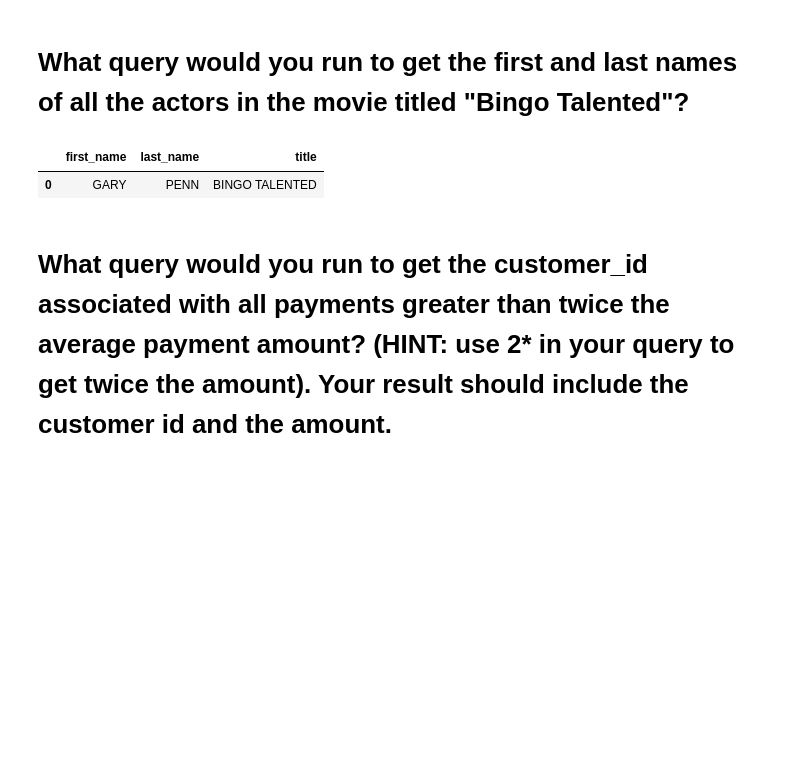
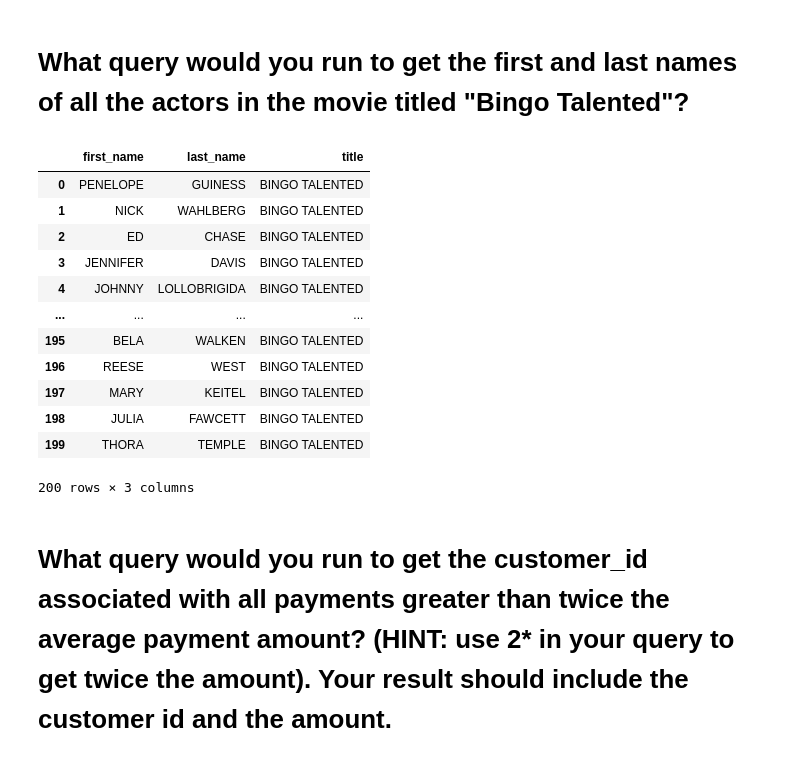
Before and after one commit to aliceechen1206/Queries-Sakila, a Jupyter notebook: Queries Sakila.ipynb, the cells around one changed output. Saved outputs shown, nothing was run; the diff lists cells and outputs as text; code cells hidden in the pictures; blank space fills up the shorter version.

```diff
--- a/Queries Sakila.ipynb
+++ b/Queries Sakila.ipynb
@@ -152,14 +179,25 @@ pd.read_sql(q, engine)
 # %%
 p = """
 SELECT actor.first_name, actor.last_name, film.title
 FROM actor
-JOIN film ON actor.actor_id = film.film_id
+JOIN film
 WHERE film.title = 'Bingo Talented';
 """
 pd.read_sql(p, engine)
 # %% [output]
 |  | first_name | last_name | title |
-| 0 | GARY | PENN | BINGO TALENTED |
+| 0 | PENELOPE | GUINESS | BINGO TALENTED |
+| 1 | NICK | WAHLBERG | BINGO TALENTED |
+| 2 | ED | CHASE | BINGO TALENTED |
+| 3 | JENNIFER | DAVIS | BINGO TALENTED |
+| 4 | JOHNNY | LOLLOBRIGIDA | BINGO TALENTED |
+| ... | ... | ... | ... |
+| 195 | BELA | WALKEN | BINGO TALENTED |
+| 196 | REESE | WEST | BINGO TALENTED |
+| 197 | MARY | KEITEL | BINGO TALENTED |
+| 198 | JULIA | FAWCETT | BINGO TALENTED |
+| 199 | THORA | TEMPLE | BINGO TALENTED |
+200 rows × 3 columns
 # %% [markdown]
 # What query would you run to get the customer_id associated with all payments greater than twice the average payment amount? (HINT: use 2* in your query to get twice the amount). Your result should include the customer id and the amount.
 # %%
```
Also changed, not shown: parts of 3 cells of this notebook.
